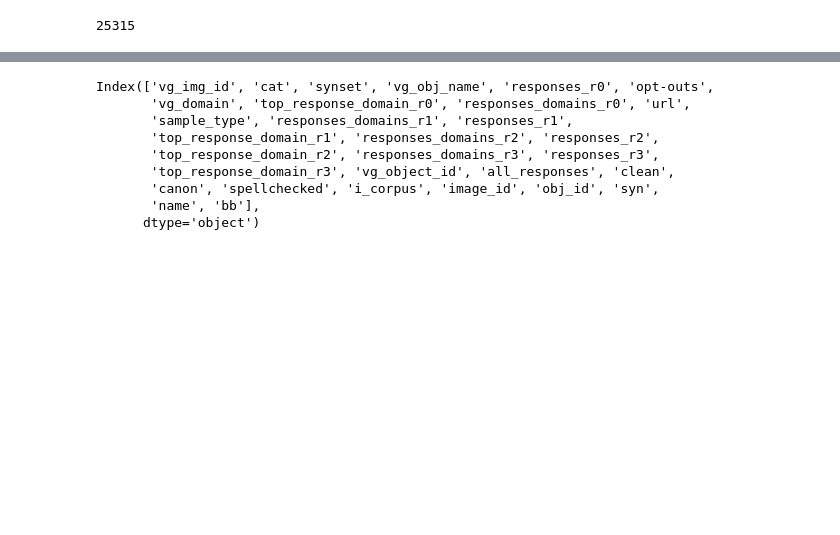
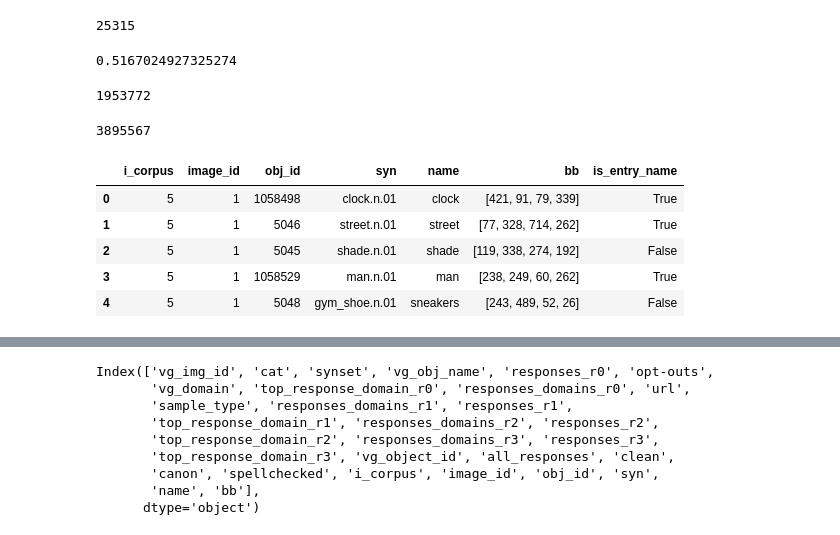
Before and after one commit to sinazarriess/many_names_collection, a Jupyter notebook: analysis/vg_manynames.ipynb, the cells around one changed output, grey strips where cells are left out. Cells and saved outputs as stored; diff of their text form; code cells hidden in the pictures; blank space fills up the shorter version.

Commit message:
basic analysis for entry-level names in sec 3.3

```diff
--- a/analysis/vg_manynames.ipynb
+++ b/analysis/vg_manynames.ipynb
@@ -120,0 +133,8 @@ len(mndf)
+# %%
+len(set(entryreg.object_id))/len(set(vgregdf.object_id))
+# %% [output]
+0.5167024927325274
+# %%
+len(set(entryreg.object_id))
+# %% [output]
+1953772
@@ -120,0 +143,13 @@ len(mndf)
+# %%
+len(vgobjdf)
+# %% [output]
+3895567
+# %%
+vgobjdf.head()
+# %% [output]
+|  | i_corpus | image_id | obj_id | syn | name | bb | is_entry_name |
+| 0 | 5 | 1 | 1058498 | clock.n.01 | clock | [421, 91, 79, 339] | True |
+| 1 | 5 | 1 | 5046 | street.n.01 | street | [77, 328, 714, 262] | True |
+| 2 | 5 | 1 | 5045 | shade.n.01 | shade | [119, 338, 274, 192] | False |
+| 3 | 5 | 1 | 1058529 | man.n.01 | man | [238, 249, 60, 262] | True |
+| 4 | 5 | 1 | 5048 | gym_shoe.n.01 | sneakers | [243, 489, 52, 26] | False |
```
Also changed, not shown: parts of 7 cells of this notebook, 1 other file.
